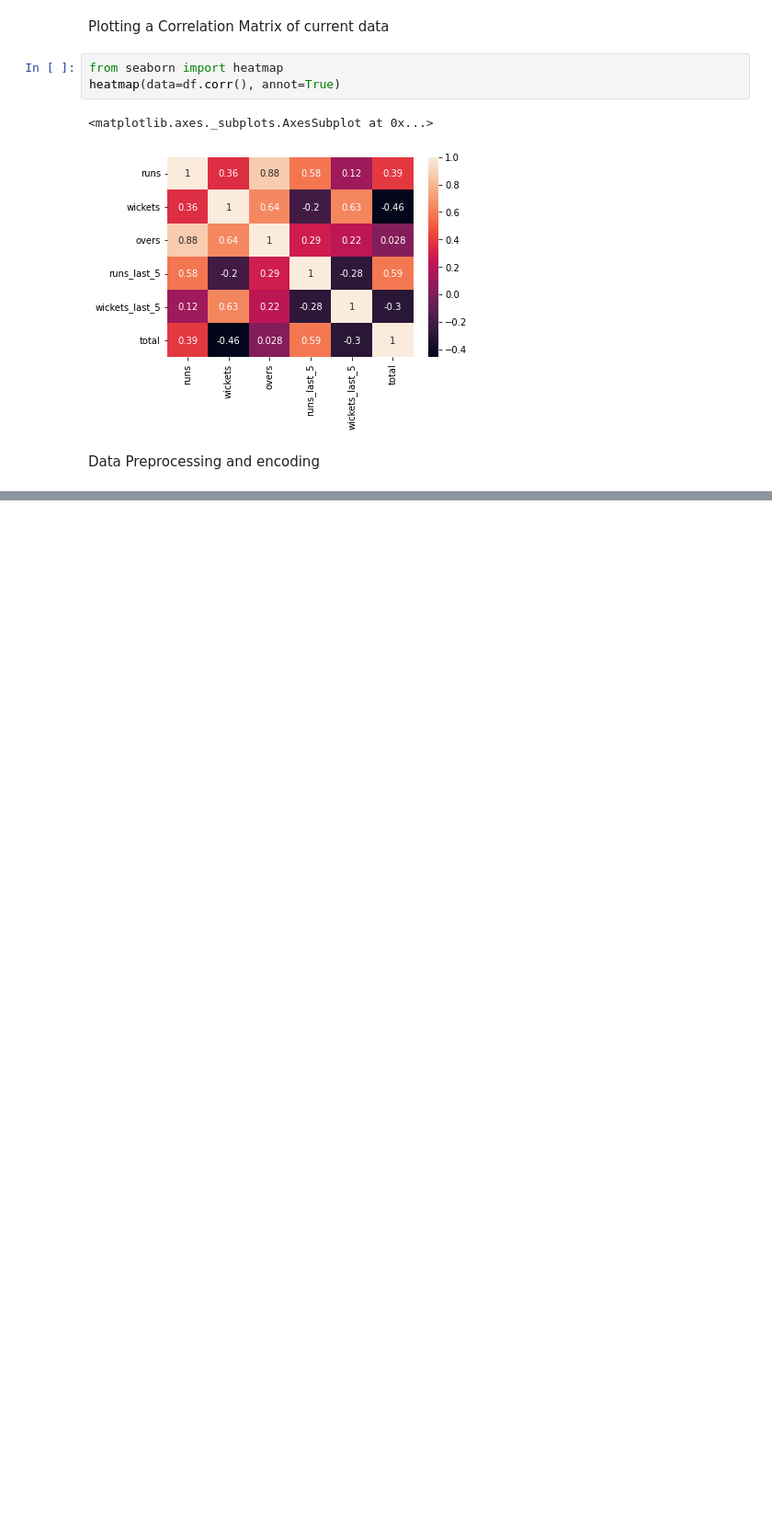
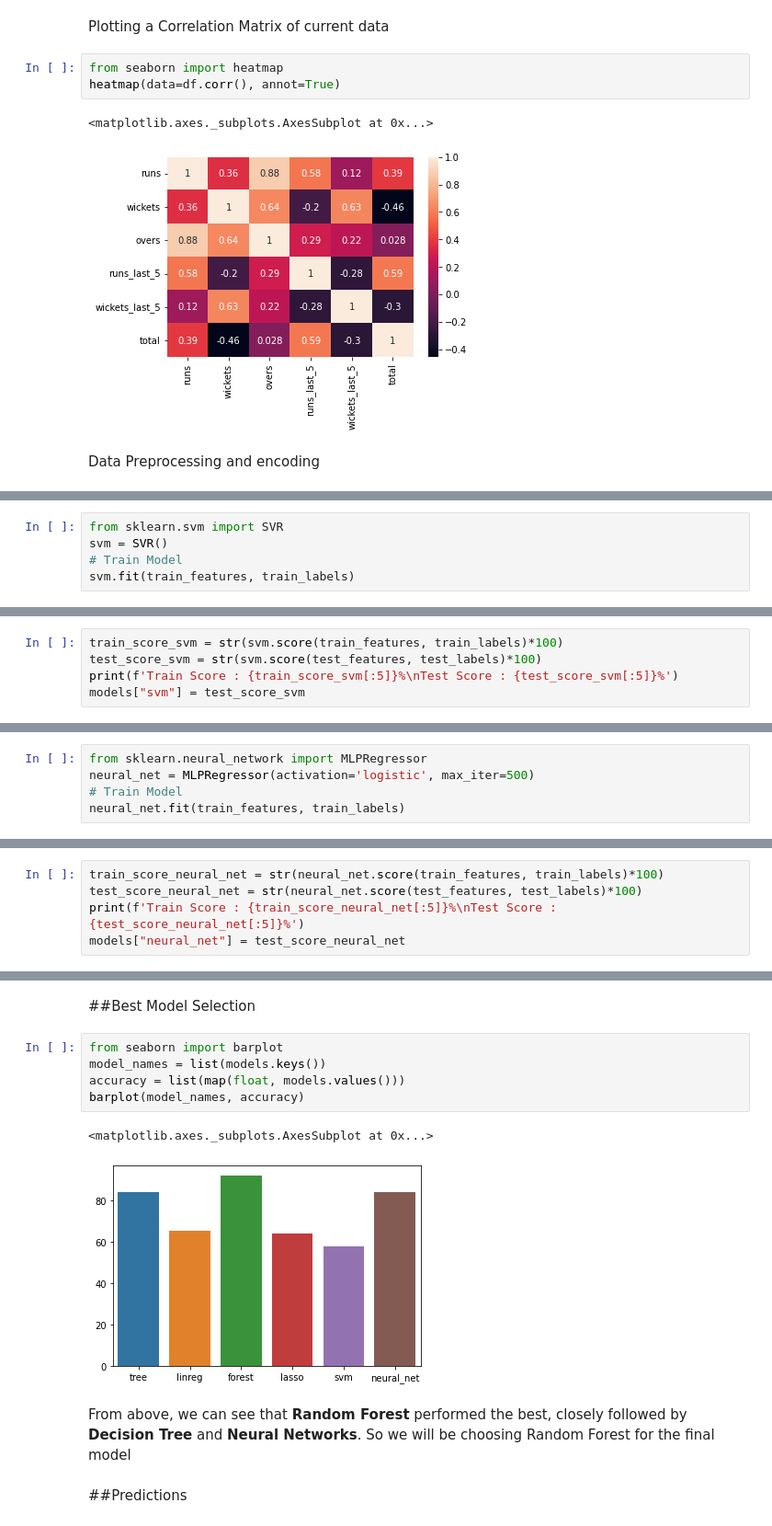
Before and after one commit to Geethika6966/IPL-Data-Analysis, a Jupyter notebook: IPL_Data_Analysis.ipynb, the cells around one changed output, grey strips where cells are left out. Shown at 92% size. Cells and saved outputs as stored; diff of their text form; blank space fills up the shorter version.

```diff
--- a/IPL_Data_Analysis.ipynb
+++ b/IPL_Data_Analysis.ipynb
@@ -184,0 +361,5 @@ Data Preprocessing and encoding
+# %%
+from sklearn.svm import SVR
+svm = SVR()
+# Train Model
+svm.fit(train_features, train_labels)
@@ -184,0 +368,5 @@ Data Preprocessing and encoding
+# %%
+train_score_svm = str(svm.score(train_features, train_labels)*100)
+test_score_svm = str(svm.score(test_features, test_labels)*100)
+print(f'Train Score : {train_score_svm[:5]}%\nTest Score : {test_score_svm[:5]}%')
+models["svm"] = test_score_svm
@@ -184,0 +388,5 @@ Data Preprocessing and encoding
+# %%
+from sklearn.neural_network import MLPRegressor
+neural_net = MLPRegressor(activation='logistic', max_iter=500)
+# Train Model
+neural_net.fit(train_features, train_labels)
@@ -184,0 +395,5 @@ Data Preprocessing and encoding
+# %%
+train_score_neural_net = str(neural_net.score(train_features, train_labels)*100)
+test_score_neural_net = str(neural_net.score(test_features, test_labels)*100)
+print(f'Train Score : {train_score_neural_net[:5]}%\nTest Score : {test_score_neural_net[:5]}%')
+models["neural_net"] = test_score_neural_net
@@ -184,0 +413,14 @@ Data Preprocessing and encoding
+# %% [markdown]
+##Best Model Selection
+# %%
+from seaborn import barplot
+model_names = list(models.keys())
+accuracy = list(map(float, models.values()))
+barplot(model_names, accuracy)
+# %% [output]
+<matplotlib.axes._subplots.AxesSubplot at 0x...>
+[figure, added]
+# %% [markdown]
+From above, we can see that **Random Forest** performed the best, closely followed by **Decision Tree** and **Neural Networks**. So we will be choosing Random Forest for the final model
+# %% [markdown]
+##Predictions
```
Also changed, not shown: parts of 45 cells of this notebook.
